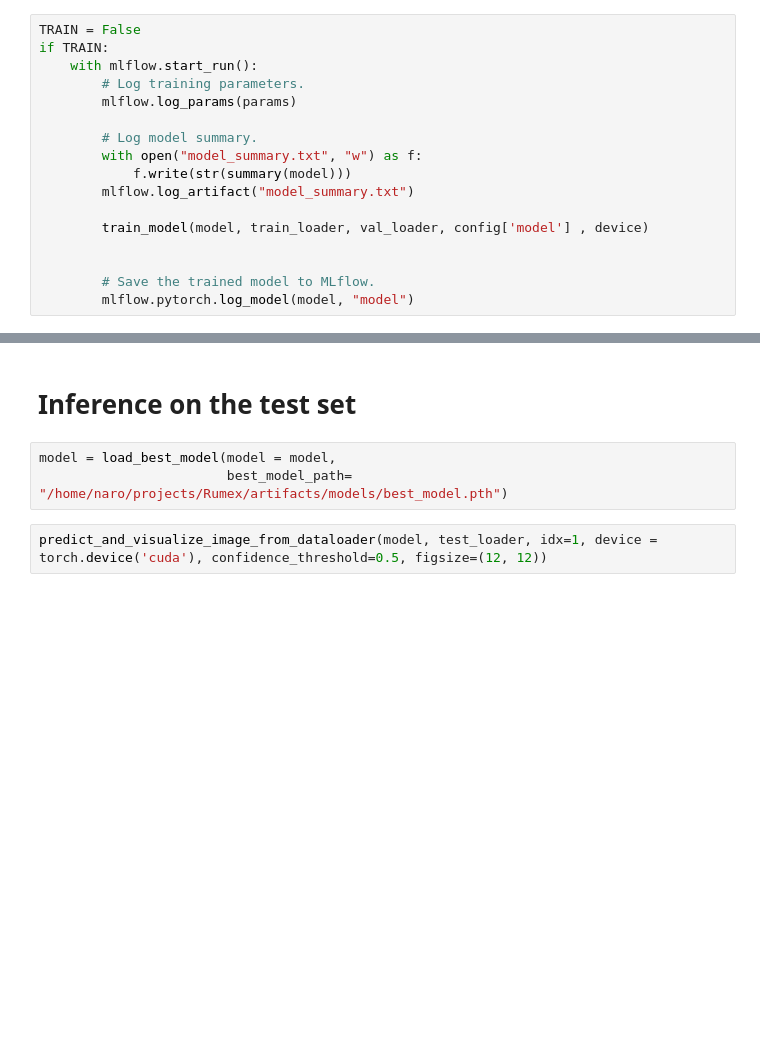
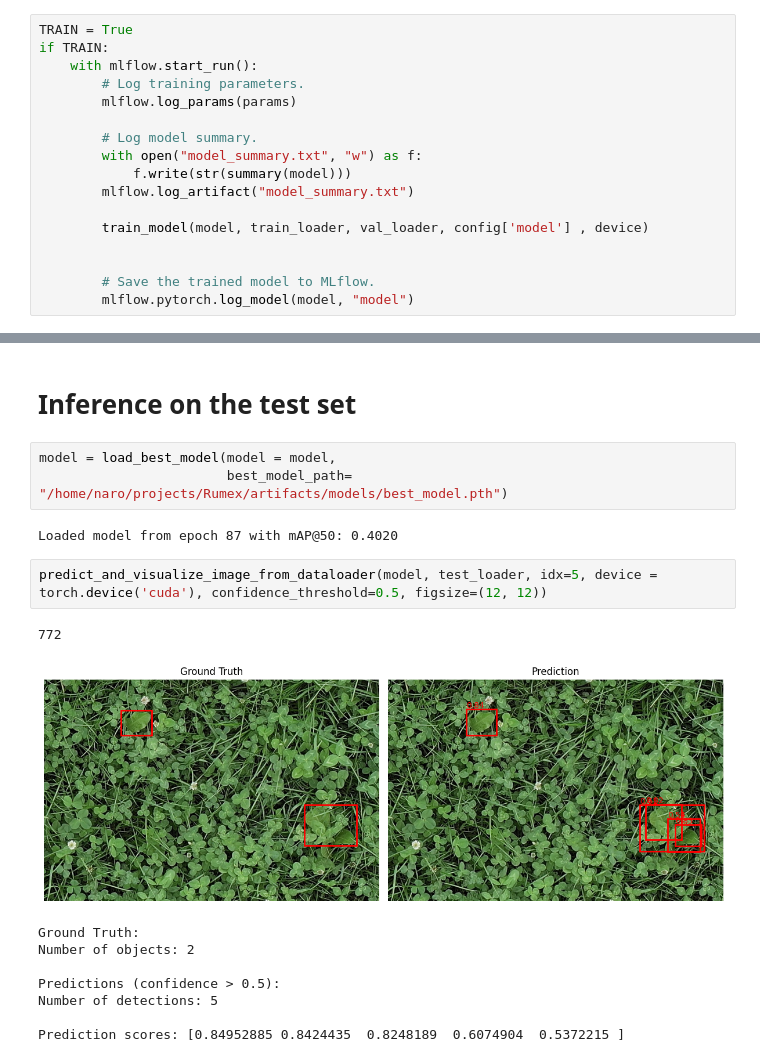
Before and after one commit to agroscope-ch/Rumex, a Jupyter notebook: notebooks/01-E2E-Pipeline-FasterRcnn-DefaultHyperparameters.ipynb, the cells around one changed output, grey strips where cells are left out. Saved outputs shown, nothing was run; the diff lists cells and outputs as text; blank space fills up the shorter version.

```diff
--- a/notebooks/01-E2E-Pipeline-FasterRcnn-DefaultHyperparameters.ipynb
+++ b/notebooks/01-E2E-Pipeline-FasterRcnn-DefaultHyperparameters.ipynb
@@ -245,5 +321,5 @@ params
 # %%
-TRAIN = False
+TRAIN = True
 if TRAIN:
     with mlflow.start_run():
         # Log training parameters.
@@ -264,5 +362,17 @@ if TRAIN:
 # %%
 model = load_best_model(model = model,
                         best_model_path= "/home/naro/projects/Rumex/artifacts/models/best_model.pth")
+# %% [output]
+Loaded model from epoch 87 with mAP@50: 0.4020
 # %%
-predict_and_visualize_image_from_dataloader(model, test_loader, idx=1, device = torch.device('cuda'), confidence_threshold=0.5, figsize=(12, 12))
+predict_and_visualize_image_from_dataloader(model, test_loader, idx=5, device = torch.device('cuda'), confidence_threshold=0.5, figsize=(12, 12))
+# %% [output]
+772
+[figure, added]
+Ground Truth:
+Number of objects: 2
+
+Predictions (confidence > 0.5):
+Number of detections: 5
+
+Prediction scores: [0.84952885 0.8424435  0.8248189  0.6074904  0.5372215 ]
```
Also changed, not shown: parts of 9 cells of this notebook, 8 other files.
